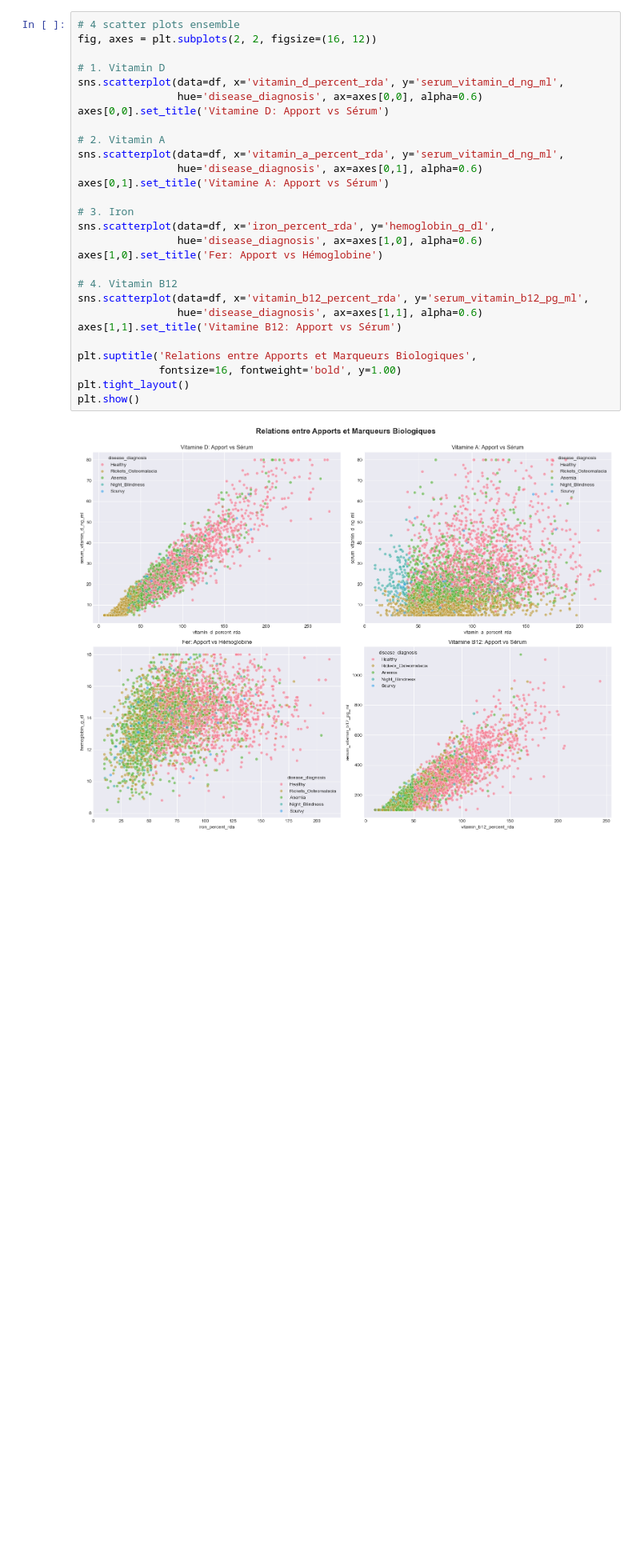
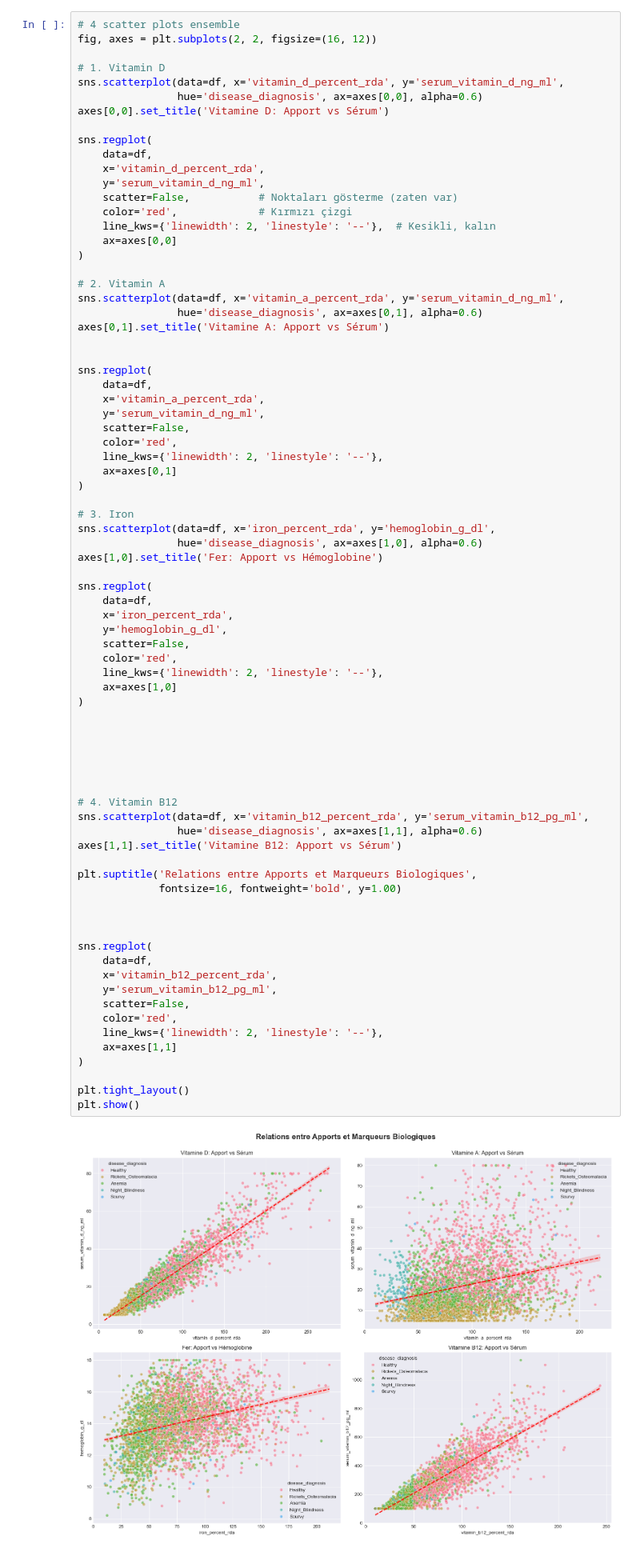
Before and after one commit to serdarvarl/projet_vitamin_IA, a Jupyter notebook: notebooks/data_vis.ipynb, the cells around one changed output. Shown at 80% size. Cells and saved outputs as stored; diff of their text form; blank space fills up the shorter version.

```diff
--- a/notebooks/data_vis.ipynb
+++ b/notebooks/data_vis.ipynb
@@ -447,33 +447,82 @@ plt.show()
 # %%
 # 4 scatter plots ensemble
 fig, axes = plt.subplots(2, 2, figsize=(16, 12))
 
 # 1. Vitamin D
 sns.scatterplot(data=df, x='vitamin_d_percent_rda', y='serum_vitamin_d_ng_ml',
                 hue='disease_diagnosis', ax=axes[0,0], alpha=0.6)
 axes[0,0].set_title('Vitamine D: Apport vs Sérum')
 
+sns.regplot(
+    data=df,
+    x='vitamin_d_percent_rda',
+    y='serum_vitamin_d_ng_ml',
+    scatter=False,           # Noktaları gösterme (zaten var)
+    color='red',             # Kırmızı çizgi
+    line_kws={'linewidth': 2, 'linestyle': '--'},  # Kesikli, kalın
+    ax=axes[0,0]
+)
+
 # 2. Vitamin A
 sns.scatterplot(data=df, x='vitamin_a_percent_rda', y='serum_vitamin_d_ng_ml',
                 hue='disease_diagnosis', ax=axes[0,1], alpha=0.6)
 axes[0,1].set_title('Vitamine A: Apport vs Sérum')
 
+
+sns.regplot(
+    data=df,
+    x='vitamin_a_percent_rda',
+    y='serum_vitamin_d_ng_ml',
+    scatter=False,
+    color='red',
+    line_kws={'linewidth': 2, 'linestyle': '--'},
+    ax=axes[0,1]
+)
+
 # 3. Iron
 sns.scatterplot(data=df, x='iron_percent_rda', y='hemoglobin_g_dl',
                 hue='disease_diagnosis', ax=axes[1,0], alpha=0.6)
 axes[1,0].set_title('Fer: Apport vs Hémoglobine')
+
+sns.regplot(
+    data=df,
+    x='iron_percent_rda',
+    y='hemoglobin_g_dl',
+    scatter=False,
+    color='red',
+    line_kws={'linewidth': 2, 'linestyle': '--'},
+    ax=axes[1,0]
+)
+
+
+
+
+
 
 # 4. Vitamin B12
 sns.scatterplot(data=df, x='vitamin_b12_percent_rda', y='serum_vitamin_b12_pg_ml',
                 hue='disease_diagnosis', ax=axes[1,1], alpha=0.6)
 axes[1,1].set_title('Vitamine B12: Apport vs Sérum')
 
 plt.suptitle('Relations entre Apports et Marqueurs Biologiques',
              fontsize=16, fontweight='bold', y=1.00)
+
+
+
+sns.regplot(
+    data=df,
+    x='vitamin_b12_percent_rda',
+    y='serum_vitamin_b12_pg_ml',
+    scatter=False,
+    color='red',
+    line_kws={'linewidth': 2, 'linestyle': '--'},
+    ax=axes[1,1]
+)
+
 plt.tight_layout()
 plt.show()
 # %% [output]
-[figure, old version]
+[figure, new version]
 # %%
 # ============================================
 # CONCLUSIONS DE L'ANALYSE EXPLORATOIRE
```
